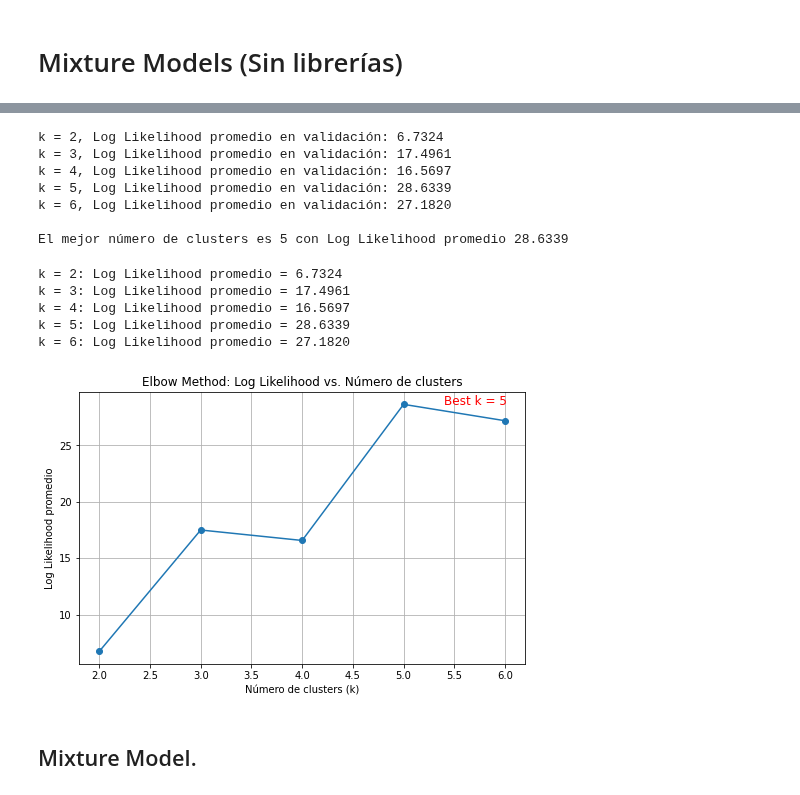
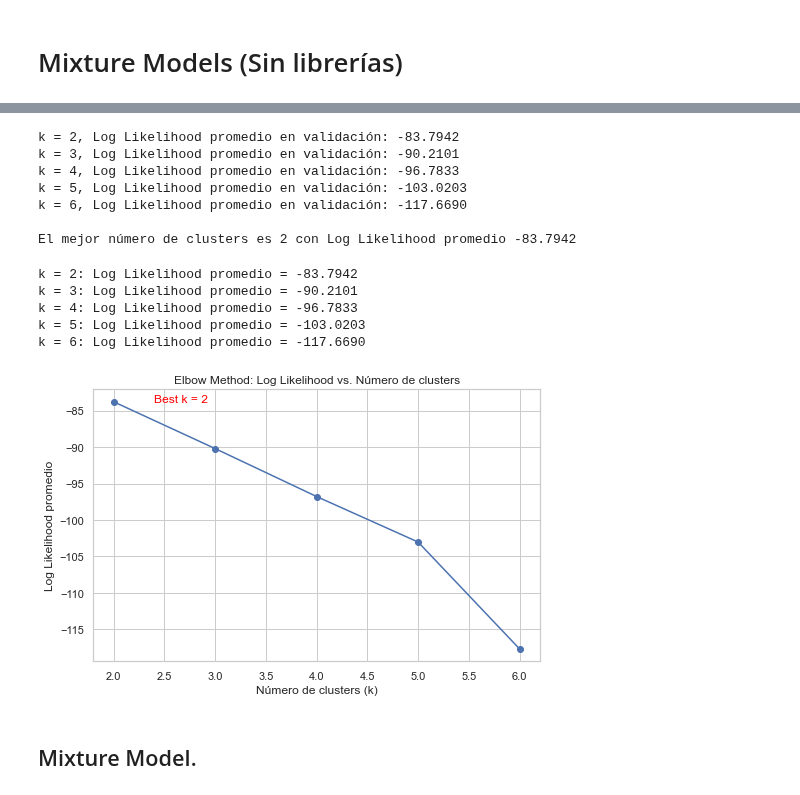
Before and after one commit to mar22266/LABORATORIOS-IA, a Jupyter notebook: Laboratorio04/Lab04.ipynb, the cells around one changed output, grey strips where cells are left out. Saved outputs shown, nothing was run; the diff lists cells and outputs as text; code cells hidden in the pictures.

```diff
--- a/Laboratorio04/Lab04.ipynb
+++ b/Laboratorio04/Lab04.ipynb
@@ -284,17 +232,15 @@ from sklearn.cluster import KMeans
 inertia = []
 k_values = range(1, 11)
 for k in k_values:
-    kmeans = KMeans(
-        n_clusters=k, init="k-means++", random_state=42, n_init=10, max_iter=300
-    )
+    kmeans = KMeans(n_clusters=k, init='k-means++', random_state=42, n_init=10, max_iter=300)
     kmeans.fit(data_scaled)
     inertia.append(kmeans.inertia_)
 
 plt.figure(figsize=(8, 5))
-plt.plot(k_values, inertia, marker="o", linestyle="--")
-plt.xlabel("Número de Clusters (k)")
-plt.ylabel("Inercia")
-plt.title("Método del Codo para determinar k")
+plt.plot(k_values, inertia, marker='o', linestyle='--')
+plt.xlabel('Número de Clusters (k)')
+plt.ylabel('Inercia')
+plt.title('Método del Codo para determinar k')
 plt.show()
 # %% [output]
 [figure]
@@ -589,72 +461,68 @@ def choose_best_k(
 # Suponiendo que 'data_scaled' es tu dataset normalizado (array NumPy)
 # Por ejemplo, data_scaled tiene forma (1045170, 3)
 # Bloque 2: Uso de la función para determinar k (usando una muestra)
-if X_norm.shape[0] > 140:
+X_norm = X_pca
+
+if X_norm.shape[0] > 100000:
     np.random.seed(42)
     indices = np.random.choice(X_norm.shape[0], 140, replace=False)
-    X_sample = X_norm[indices]
+    X_sample = X_pca[indices]
 else:
     X_sample = X_norm
 
 candidate_ks = [2, 3, 4, 5, 6]
-best_k, results = choose_best_k(
-    X_sample, candidate_ks, n_folds=5, max_iter=1000, tol=1e-5, random_state=42
-)
+best_k, results = choose_best_k(X_sample, candidate_ks, n_folds=5, max_iter=1000, tol=1e-5, random_state=42)
 # %% [output]
-k = 2, Log Likelihood promedio en validación: 6.7324
-k = 3, Log Likelihood promedio en validación: 17.4961
-k = 4, Log Likelihood promedio en validación: 16.5697
-k = 5, Log Likelihood promedio en validación: 28.6339
-k = 6, Log Likelihood promedio en validación: 27.1820
+k = 2, Log Likelihood promedio en validación: -83.7942
+k = 3, Log Likelihood promedio en validación: -90.2101
+k = 4, Log Likelihood promedio en validación: -96.7833
+k = 5, Log Likelihood promedio en validación: -103.0203
+k = 6, Log Likelihood promedio en validación: -117.6690
 
-El mejor número de clusters es 5 con Log Likelihood promedio 28.6339
+El mejor número de clusters es 2 con Log Likelihood promedio -83.7942
 # %%
 import matplotlib.pyplot as plt
 
 # Usamos la misma muestra X_sample definida en el bloque anterior.
 # candidate_ks ya está definido, por ejemplo:
 candidate_ks = [2, 3, 4, 5, 6]
 
 # Calculamos el log likelihood promedio para cada valor de k usando la muestra
 ks = candidate_ks
 likelihoods = []
 for k in ks:
-    ll = cross_validation_log_likelihood(
-        X_sample, k, n_folds=5, max_iter=1000, tol=1e-5, random_state=42
-    )
+    ll = cross_validation_log_likelihood(X_sample, k, n_folds=5, max_iter=1000, tol=1e-5, random_state=42)
     likelihoods.append(ll)
     print(f"k = {k}: Log Likelihood promedio = {ll:.4f}")
 
 # Determinamos el k óptimo según el máximo log likelihood
 results_dict = dict(zip(ks, likelihoods))
 best_k = max(results_dict, key=results_dict.get)
 best_ll = results_dict[best_k]
 
 # Graficamos la curva del método del "Elbow"
 plt.figure(figsize=(8, 5))
-plt.plot(ks, likelihoods, marker="o", linestyle="-")
+plt.plot(ks, likelihoods, marker='o', linestyle='-')
 plt.xlabel("Número de clusters (k)")
 plt.ylabel("Log Likelihood promedio")
 plt.title("Elbow Method: Log Likelihood vs. Número de clusters")
 plt.grid(True)
 
 # Anotamos el k óptimo en la gráfica
-plt.annotate(
-    f"Best k = {best_k}",
-    xy=(best_k, best_ll),
-    xytext=(best_k + 0.4, best_ll),
-    fontsize=12,
-    color="red",
-)
+plt.annotate(f"Best k = {best_k}",
+             xy=(best_k, best_ll),
+             xytext=(best_k+0.4, best_ll),
+             fontsize=12,
+             color='red')
 
 plt.show()
 # %% [output]
-k = 2: Log Likelihood promedio = 6.7324
-k = 3: Log Likelihood promedio = 17.4961
-k = 4: Log Likelihood promedio = 16.5697
-k = 5: Log Likelihood promedio = 28.6339
-k = 6: Log Likelihood promedio = 27.1820
+k = 2: Log Likelihood promedio = -83.7942
+k = 3: Log Likelihood promedio = -90.2101
+k = 4: Log Likelihood promedio = -96.7833
+k = 5: Log Likelihood promedio = -103.0203
+k = 6: Log Likelihood promedio = -117.6690
-[figure, old version]
+[figure, new version]
 # %% [markdown]
 ## Mixture Model.
 # %%
```
Also changed, not shown: parts of 23 cells of this notebook.
